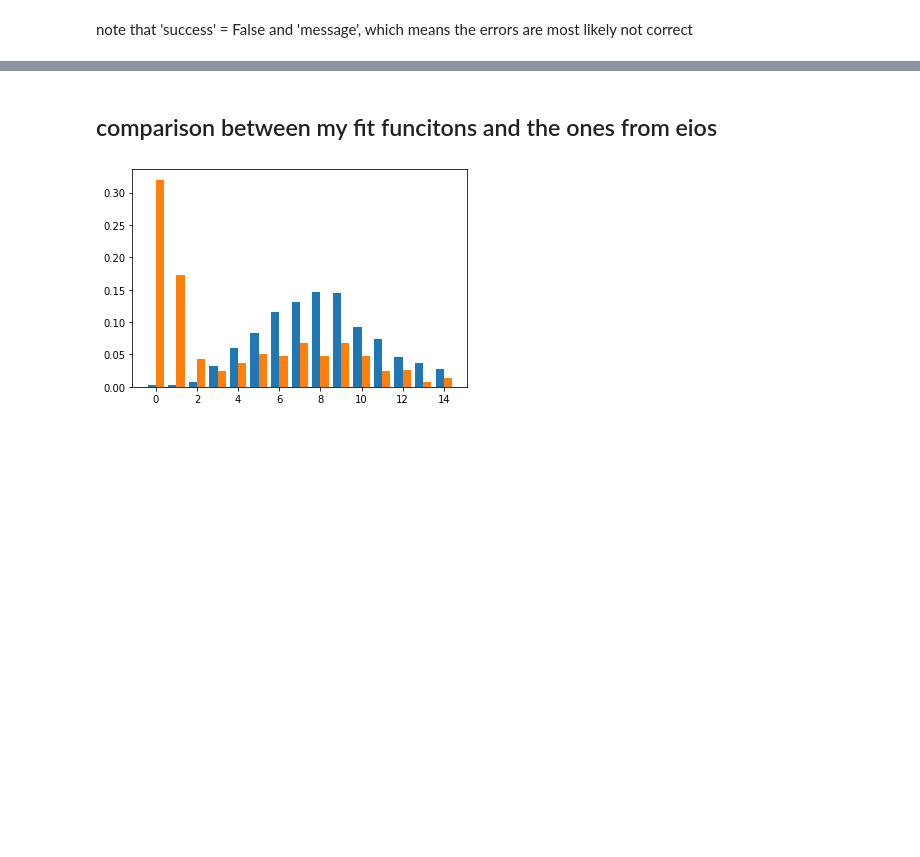
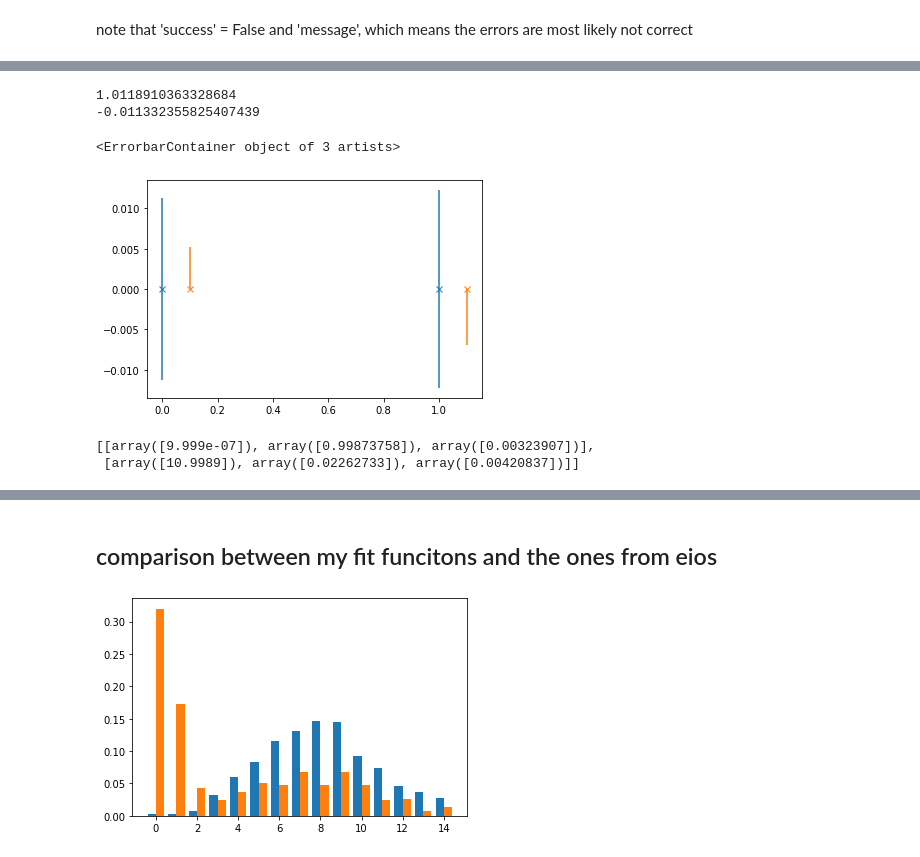
Before and after one commit to R-Thomm/Robin-Master, a Jupyter notebook: squeezed.ipynb, the cells around one changed output, grey strips where cells are left out. Cells and saved outputs as stored; diff of their text form; code cells hidden in the pictures; blank space fills up the shorter version.

```diff
--- a/squeezed.ipynb
+++ b/squeezed.ipynb
@@ -1668,0 +1702,28 @@ check_fidelity_sim(hists[10], hists[40])
+# %%
+i1 = np.argmax(y+y_err)
+i2 = np.argmin(y-y_err)
+
+print(y[i1]+y_err[i1])
+print(y[i2]-y_err[i2])
+print()
+
+histD = hists[i1]
+histB = hists[i2]
+
+prefit = eios_analyse.fit_poisson_hist(np.append(histB, histD))
+
+res_sym = eios_analyse.fit_hist([histB, histD], prefit, parallel = True, as_err = False)
+res_asym = eios_analyse.fit_hist([histB, histD], prefit, parallel = True, as_err = True)
+
+plt.errorbar([0, 1], [0,0], yerr=res_sym[1], fmt='x')
+plt.errorbar([0.1, 1.1], [0,0], yerr=res_asym[1], fmt='x')
+# %% [output]
+1.0118910363328684
+-0.011332355825407439
+<ErrorbarContainer object of 3 artists>
+[figure, added]
+# %%
+res
+# %% [output]
+[[array([9.999e-07]), array([0.99873758]), array([0.00323907])],
+ [array([10.9989]), array([0.02262733]), array([0.00420837])]]
```
Also changed, not shown: parts of 19 cells of this notebook, 6 other files.
